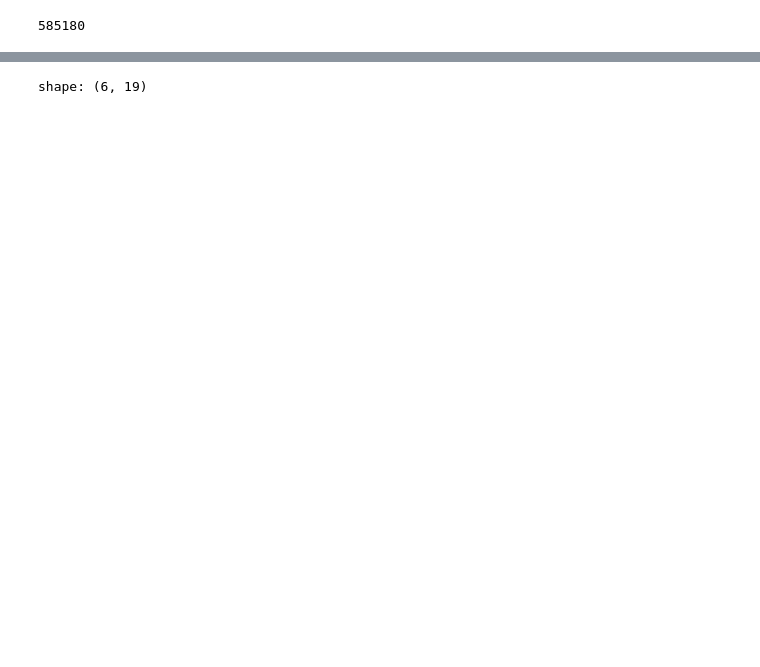
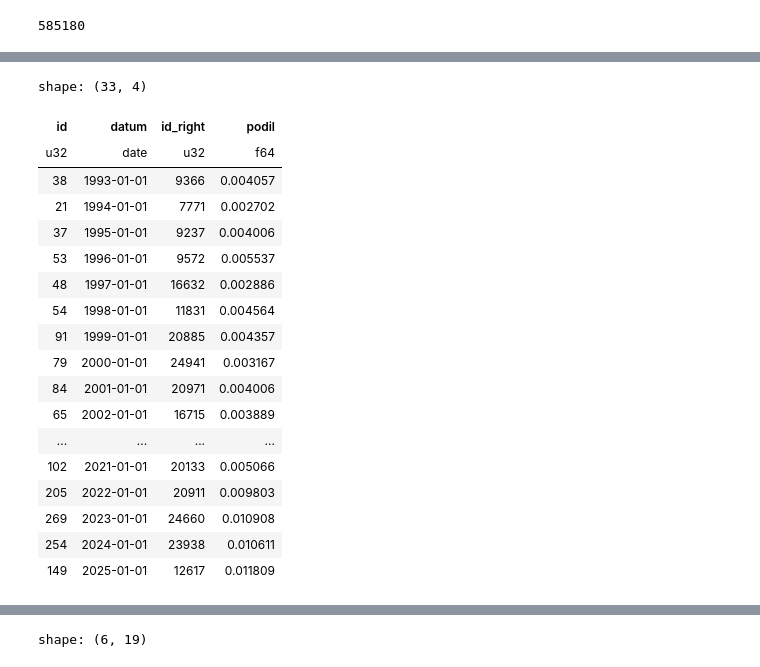
Before and after one commit to DataRozhlas/stenoprotokoly, a Jupyter notebook: 102_smich_potlesk_buceni.ipynb, the cells around one changed output, grey strips where cells are left out. Drawn from its saved outputs; the diff is of its cells as text; code cells hidden in the pictures; blank space fills up the shorter version.

```diff
--- a/102_smich_potlesk_buceni.ipynb
+++ b/102_smich_potlesk_buceni.ipynb
@@ -77,3 +124,64 @@ def zavorka(retezec, doslova=True, frejm=df):
+# %%
+def zavorka(retezec, doslova=True, frejm=df, epocha="datum"):
+
+    frejm = frejm.with_columns(
+        (pl.col('komora').cast(str) + pl.lit('-') + pl.col('obdobi').cast(str) + pl.lit('-') + pl.col('schuze').cast(str) + pl.lit('-') + pl.col('cast').cast(str) + pl.lit('-') + pl.col('poradi').cast(str)).alias('id')
+    )
+
+    prislusne_projevy = frejm.explode("poznamky_text").explode("poznamky_mluvci").filter(
+            pl.col('poznamky_text').str.contains(retezec, literal=doslova)
+        |
+            pl.col('poznamky_mluvci').str.contains(retezec, literal=doslova)
+        ).unique(
+        subset=['datum','cast','poradi']
+        ).sort(by='datum')
+
+    if epocha == "datum":
+
+        projevu_celkem = frejm.sort(by='datum').group_by_dynamic(index_column='datum',every='1y').agg(pl.col("id").unique().len())
+
+        prislusne_projevy = prislusne_projevy.group_by_dynamic(
+            index_column='datum',every='1y'
+        ).agg(
+            pl.col("id").unique().len()
+        )
+
+    elif epocha == "obdobi":
+
+        projevu_celkem = frejm.group_by("obdobi").agg(pl.col("id").unique().len())
+        prislusne_projevy = prislusne_projevy.group_by(
+            "obdobi"
+        ).agg(
+            pl.col("id").unique().len()
+        )
+
+    return prislusne_projevy.join(
+        projevu_celkem, how="right",on=epocha
+    ).with_columns(
+        (pl.col("id") / pl.col("id_right")).alias("podil")
+    ).sort(by=epocha)
+# %%
+zavorka('smích',epocha='datum')
+# %% [output]
+shape: (33, 4)
+| id | datum | id_right | podil |
+| u32 | date | u32 | f64 |
+| 38 | 1993-01-01 | 9366 | 0.004057 |
+| 21 | 1994-01-01 | 7771 | 0.002702 |
+| 37 | 1995-01-01 | 9237 | 0.004006 |
+| 53 | 1996-01-01 | 9572 | 0.005537 |
+| 48 | 1997-01-01 | 16632 | 0.002886 |
+| 54 | 1998-01-01 | 11831 | 0.004564 |
+| 91 | 1999-01-01 | 20885 | 0.004357 |
+| 79 | 2000-01-01 | 24941 | 0.003167 |
+| 84 | 2001-01-01 | 20971 | 0.004006 |
+| 65 | 2002-01-01 | 16715 | 0.003889 |
+| ... | ... | ... | ... |
+| 102 | 2021-01-01 | 20133 | 0.005066 |
+| 205 | 2022-01-01 | 20911 | 0.009803 |
+| 269 | 2023-01-01 | 24660 | 0.010908 |
+| 254 | 2024-01-01 | 23938 | 0.010611 |
+| 149 | 2025-01-01 | 12617 | 0.011809 |
 # %%
 '; '.join(df.explode("poznamky_text").group_by(
     "poznamky_text"
```
Also changed, not shown: parts of 42 cells of this notebook, 4 other files.
